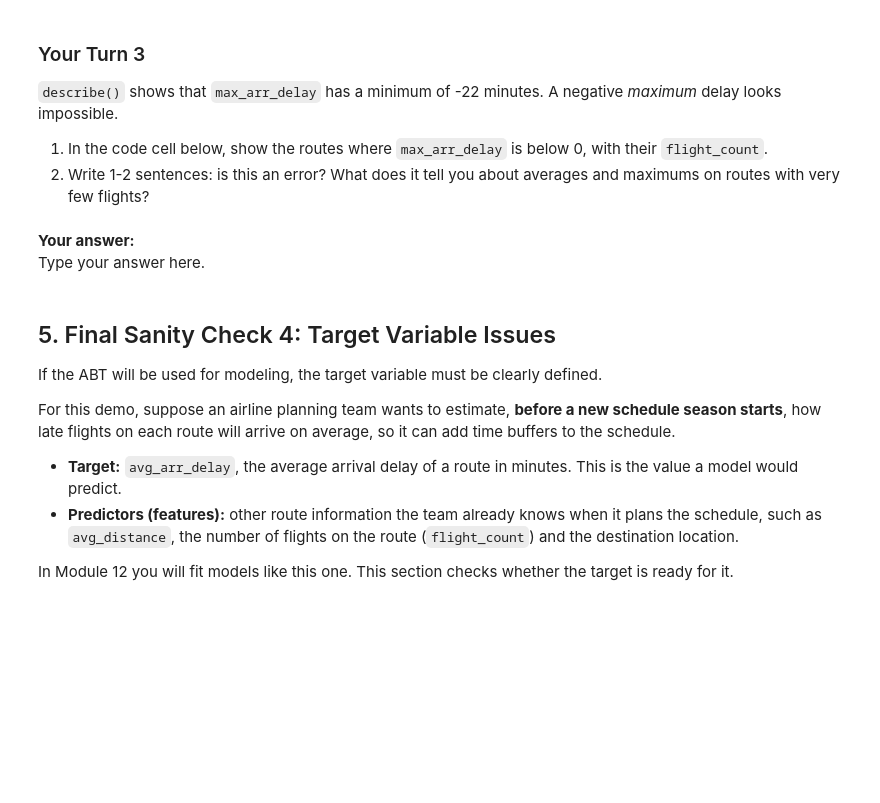
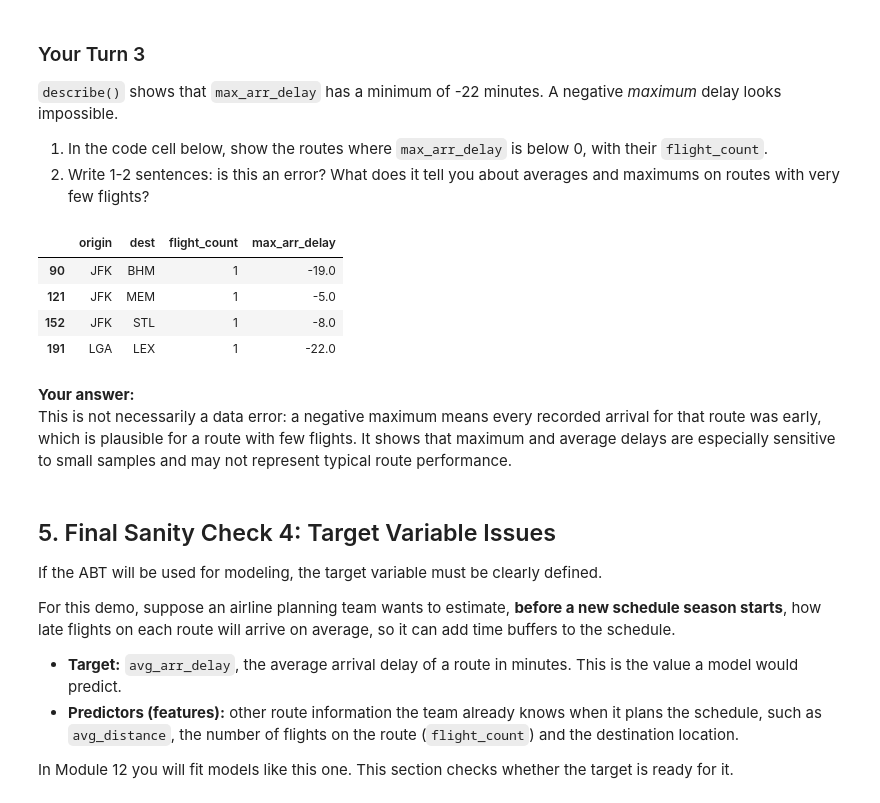
Before and after one commit to oggg19/ban6003-week-11-abt-documentation, a Jupyter notebook: notebooks/module11_abt_documentation_guided_lab.ipynb, the cells around one changed output. Cells and saved outputs as stored; diff of their text form; code cells hidden in the pictures; blank space fills up the shorter version.

```diff
--- a/notebooks/module11_abt_documentation_guided_lab.ipynb
+++ b/notebooks/module11_abt_documentation_guided_lab.ipynb
@@ -242,11 +318,17 @@ Extreme values do not automatically mean errors. They may be real business signa
 2. Write 1-2 sentences: is this an error? What does it tell you about averages and maximums on routes with very few flights?
 # %%
 # Your Turn 3
-# Show the routes with a negative max_arr_delay and their flight_count.
-# Hint: filter route_abt with a Boolean condition, then select a few columns.
+# Show routes with a negative max_arr_delay and their flight_count.
+route_abt.loc[route_abt["max_arr_delay"] < 0, ["origin", "dest", "flight_count", "max_arr_delay"]]
+# %% [output]
+|  | origin | dest | flight_count | max_arr_delay |
+| 90 | JFK | BHM | 1 | -19.0 |
+| 121 | JFK | MEM | 1 | -5.0 |
+| 152 | JFK | STL | 1 | -8.0 |
+| 191 | LGA | LEX | 1 | -22.0 |
 # %% [markdown]
 **Your answer:**
-Type your answer here.
+This is not necessarily a data error: a negative maximum means every recorded arrival for that route was early, which is plausible for a route with few flights. It shows that maximum and average delays are especially sensitive to small samples and may not represent typical route performance.
 # %% [markdown]
 ## 5. Final Sanity Check 4: Target Variable Issues
 
```
Also changed, not shown: parts of 31 cells of this notebook, 3 other files.
